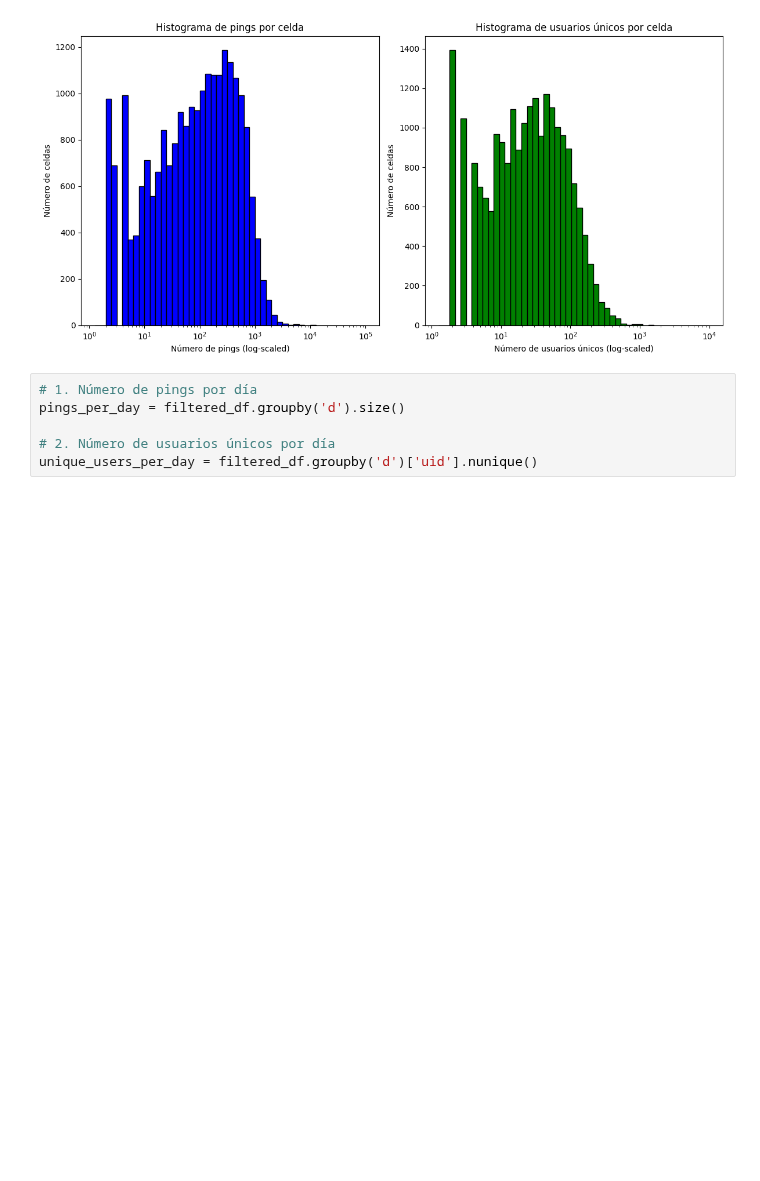
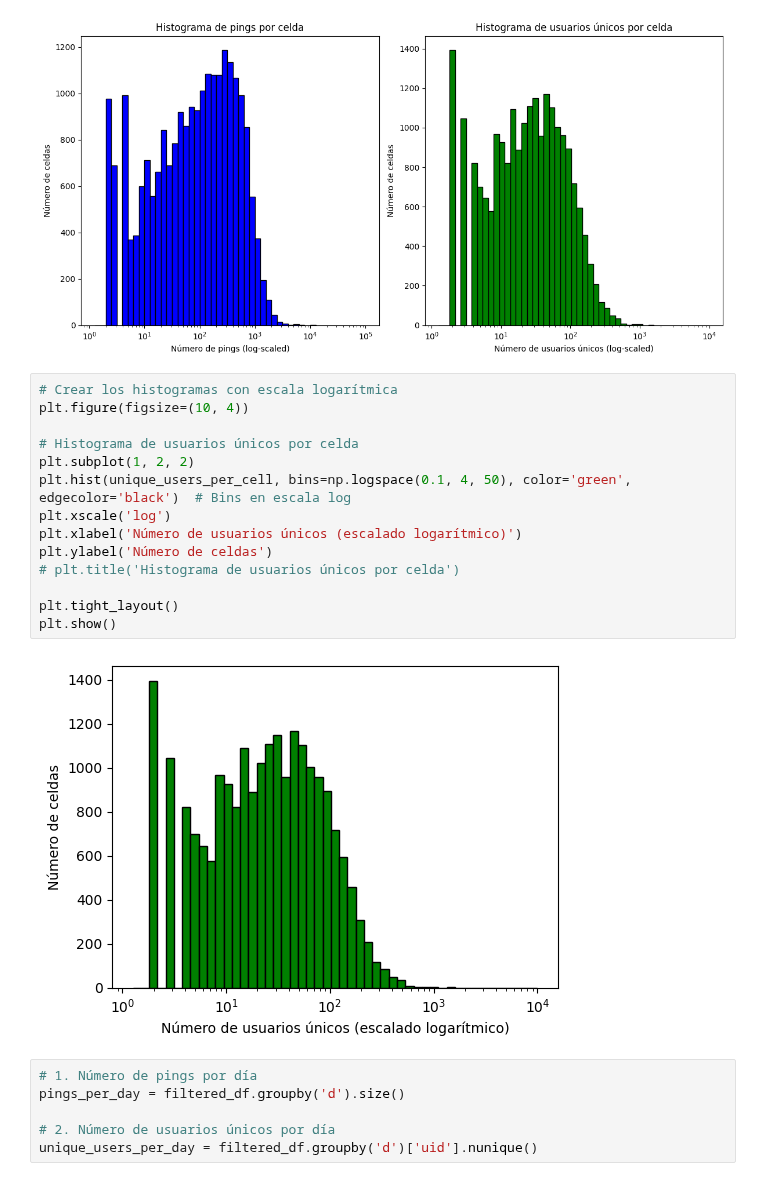
Before and after one commit to alexsierra45/thesis, a Jupyter notebook: src/notebooks/initial_humob_data_analisys.ipynb, the cells around one changed output. Saved outputs shown, nothing was run; the diff lists cells and outputs as text; blank space fills up the shorter version.

```diff
--- a/src/notebooks/initial_humob_data_analisys.ipynb
+++ b/src/notebooks/initial_humob_data_analisys.ipynb
@@ -63,6 +78,22 @@ plt.tight_layout()
 plt.show()
 # %% [output]
 [figure]
+# %%
+# Crear los histogramas con escala logarítmica
+plt.figure(figsize=(10, 4))
+
+# Histograma de usuarios únicos por celda
+plt.subplot(1, 2, 2)
+plt.hist(unique_users_per_cell, bins=np.logspace(0.1, 4, 50), color='green', edgecolor='black')  # Bins en escala log
+plt.xscale('log')
+plt.xlabel('Número de usuarios únicos (escalado logarítmico)')
+plt.ylabel('Número de celdas')
+# plt.title('Histograma de usuarios únicos por celda')
+
+plt.tight_layout()
+plt.show()
+# %% [output]
+[figure, added]
 # %%
 # 1. Número de pings por día
 pings_per_day = filtered_df.groupby('d').size()
```
Also changed, not shown: parts of 5 cells of this notebook, 3 other files.
